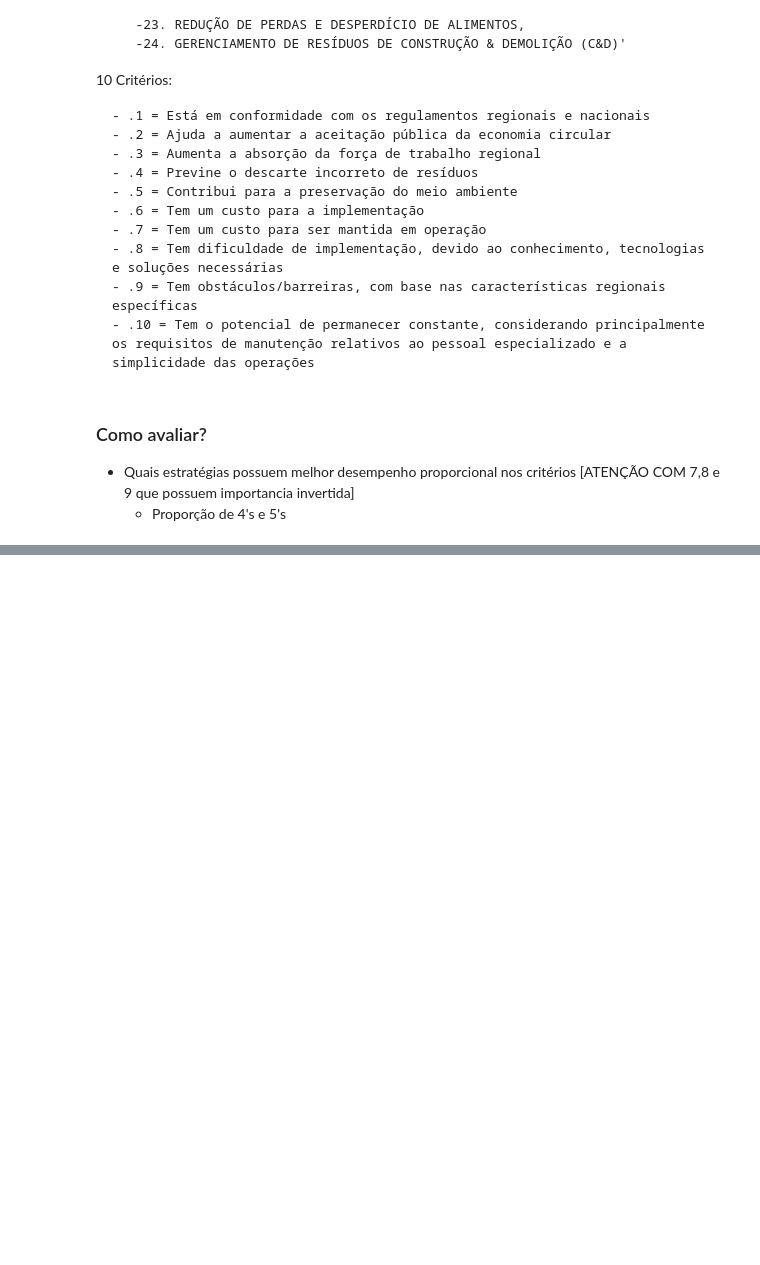
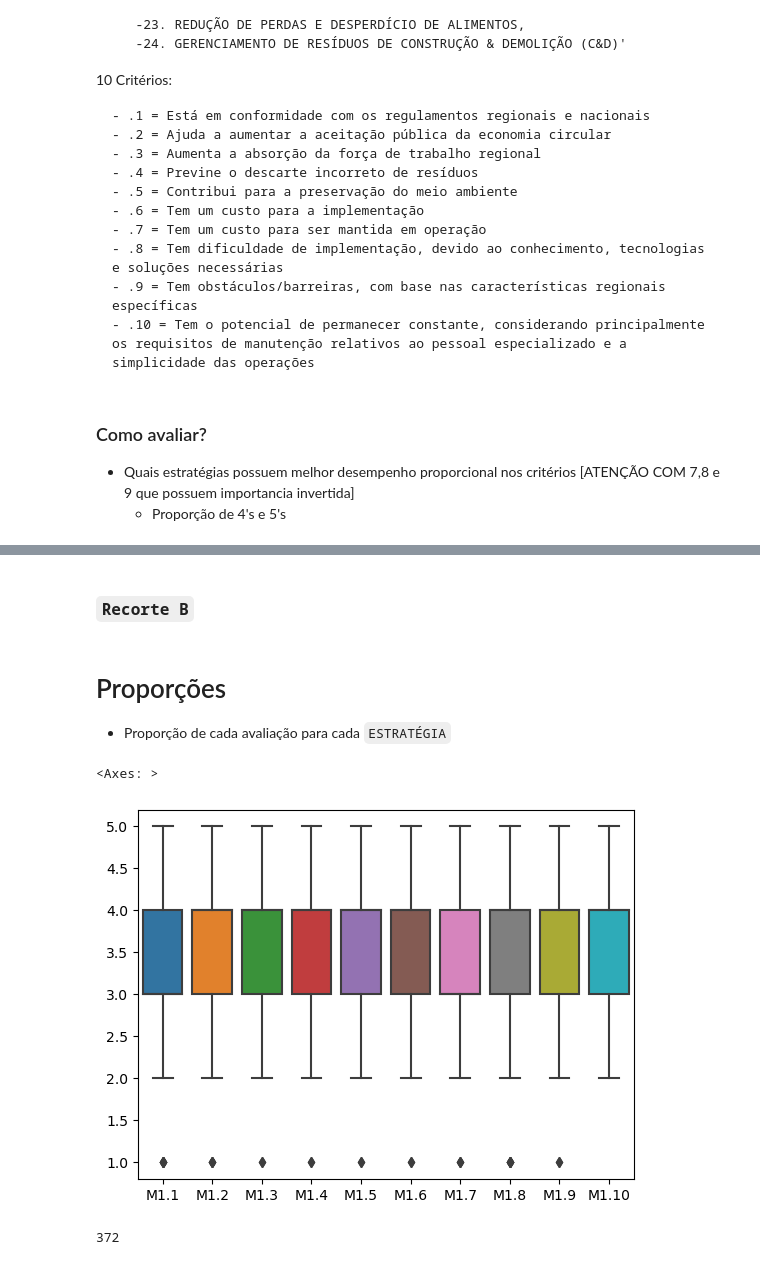
Before and after one commit to ednaelxd/e-waste, a Jupyter notebook: notebooks/02_stats_denmark.ipynb, the cells around one changed output, grey strips where cells are left out. Cells and saved outputs as stored; diff of their text form; code cells hidden in the pictures; blank space fills up the shorter version.

```diff
--- a/notebooks/02_stats_denmark.ipynb
+++ b/notebooks/02_stats_denmark.ipynb
@@ -185,0 +164,10 @@ agg1.describe()
+# %%
+lista = np.arange(0,25)
+# %%
+df2={}
+# %%
+for i in lista:
+    df2[i]=pd.DataFrame()
+# %%
+for i in np.arange(0,25):
+    df2[i] = pd.DataFrame(df.iloc[:,i*10:(i+1)*10])
@@ -185,0 +190,2 @@ agg1.describe()
+# %% [markdown]
+### `Recorte B`
@@ -185,0 +201,9 @@ agg1.describe()
+# %% [markdown]
+# Proporções
+
+- Proporção de cada avaliação para cada `ESTRATÉGIA`
+# %%
+sns.boxplot(data=df2[0])
+# %% [output]
+<Axes: >
+[figure, added]
@@ -185,0 +220,4 @@ agg1.describe()
+# %%
+df_freqs.loc[5,:].max()
+# %% [output]
+372
```
Also changed, not shown: parts of 20 cells of this notebook, 1 other file.
